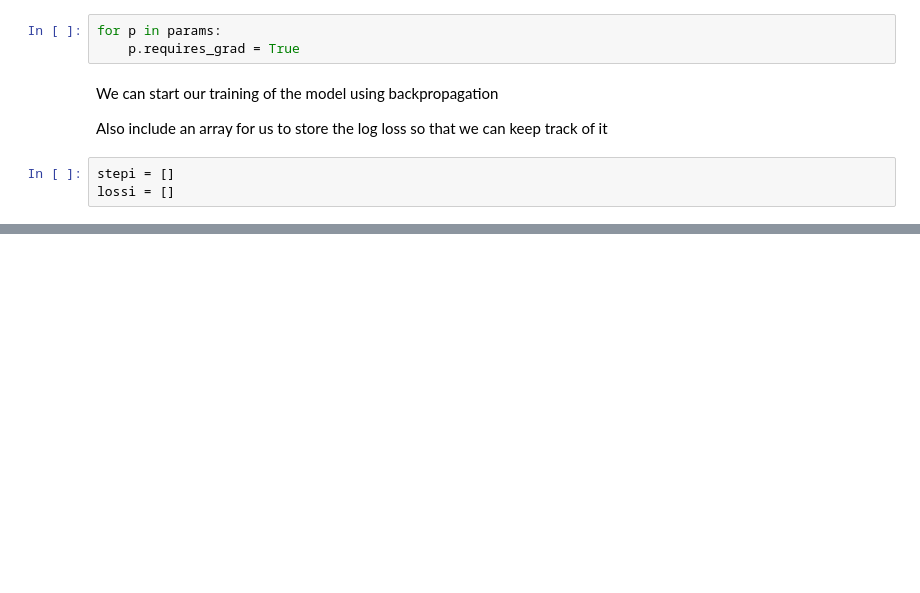
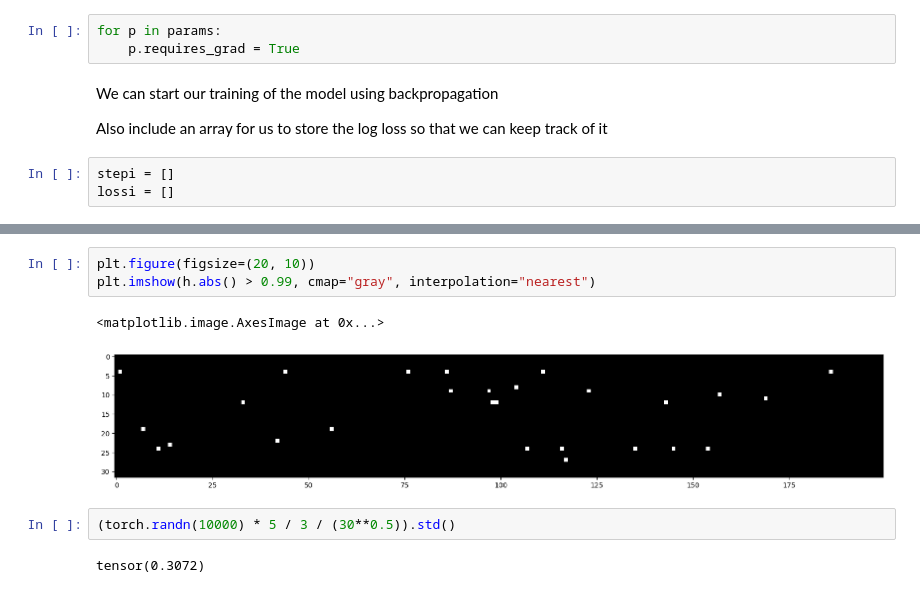
Before and after one commit to zsh-eng/ai-fast-game, a Jupyter notebook: makemore-bigram/makemore-mlp-more.ipynb, the cells around one changed output, grey strips where cells are left out. Drawn from its saved outputs; the diff is of its cells as text; blank space fills up the shorter version.

```diff
--- a/makemore-bigram/makemore-mlp-more.ipynb
+++ b/makemore-bigram/makemore-mlp-more.ipynb
@@ -125,0 +185,10 @@ plt.plot(stepi, lossi)
+# %%
+plt.figure(figsize=(20, 10))
+plt.imshow(h.abs() > 0.99, cmap="gray", interpolation="nearest")
+# %% [output]
+<matplotlib.image.AxesImage at 0x...>
+[figure, added]
+# %%
+(torch.randn(10000) * 5 / 3 / (30**0.5)).std()
+# %% [output]
+tensor(0.3072)
```
Also changed, not shown: parts of 17 cells of this notebook.
